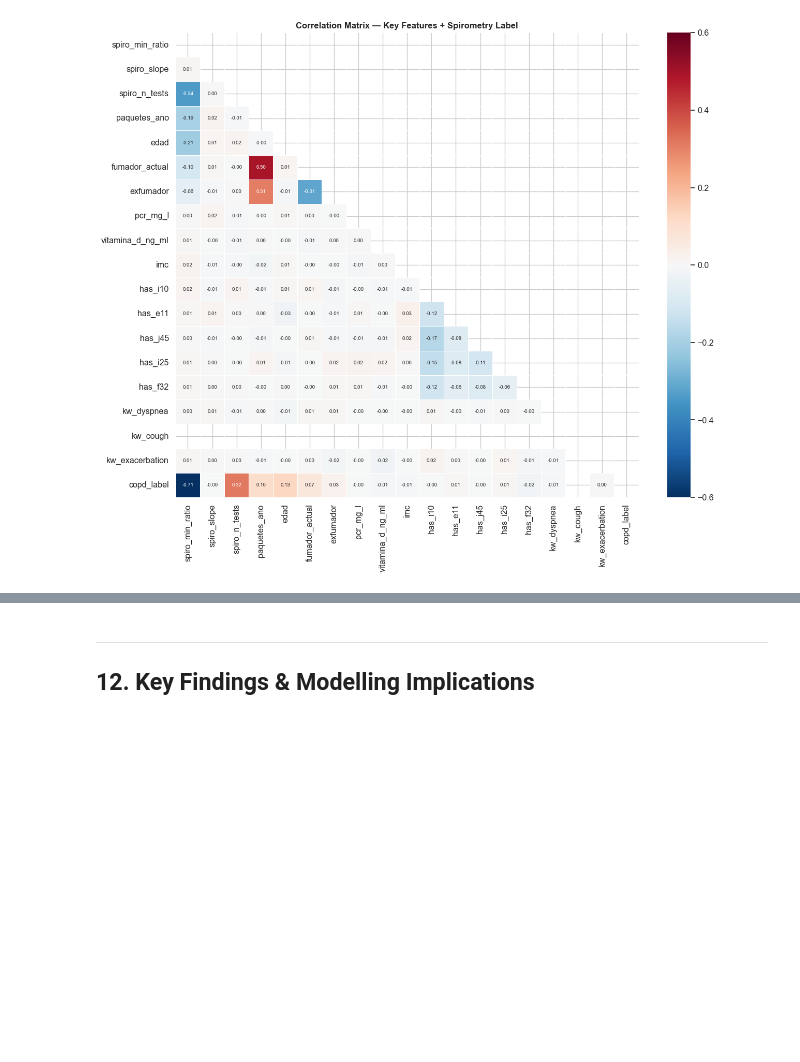
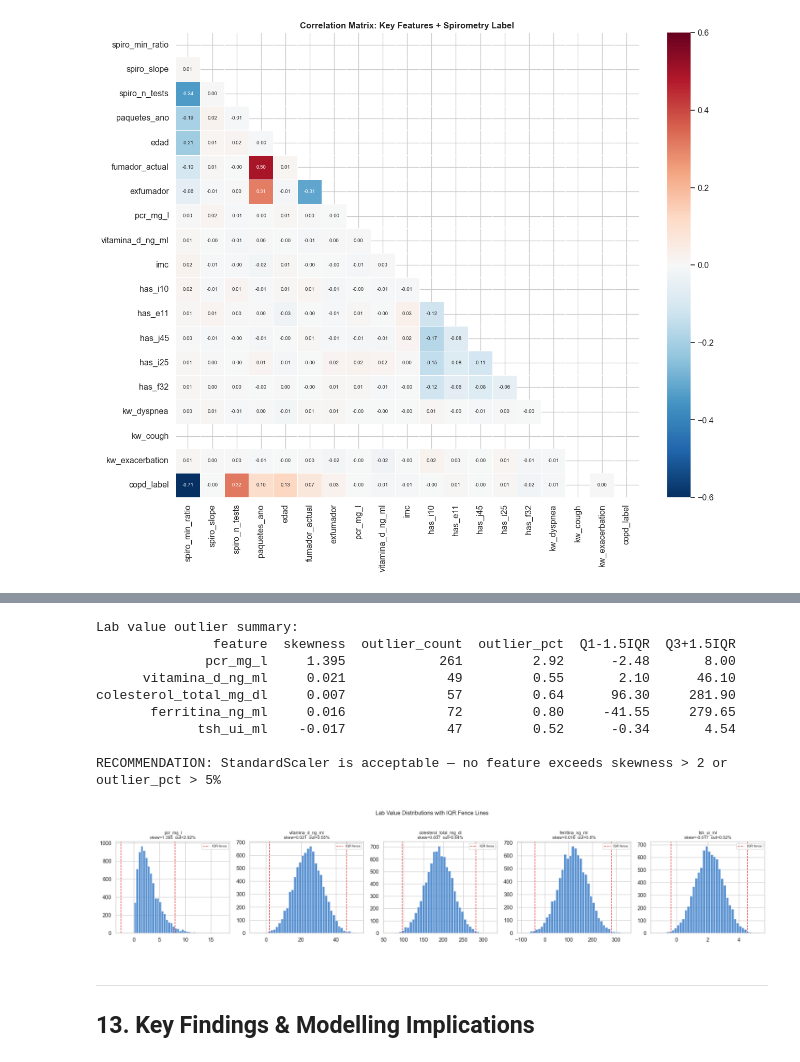
Before and after one commit to evaks1/COPD-prediction, a Jupyter notebook: notebooks/01_EDA.ipynb, the cells around one changed output, grey strips where cells are left out. Drawn from its saved outputs; the diff is of its cells as text; code cells hidden in the pictures; blank space fills up the shorter version.

```diff
--- a/notebooks/01_EDA.ipynb
+++ b/notebooks/01_EDA.ipynb
@@ -922,6 +919,66 @@ plt.show()
+# %%
+# ── Outlier analysis: lab values ────────────────────────────────────────────
+LAB_COLS = [
+    'pcr_mg_l', 'vitamina_d_ng_ml', 'colesterol_total_mg_dl',
+    'ferritina_ng_ml', 'tsh_ui_ml',
+]
+
+rows = []
+for col in LAB_COLS:
+    s = analysis[col].dropna()
+    q1, q3 = s.quantile(0.25), s.quantile(0.75)
+    iqr = q3 - q1
+    lo, hi = q1 - 1.5 * iqr, q3 + 1.5 * iqr
+    n_out = ((s < lo) | (s > hi)).sum()
+    rows.append({
+        'feature':      col,
+        'skewness':     round(s.skew(), 3),
+        'outlier_count': int(n_out),
+        'outlier_pct':  round(n_out / len(s) * 100, 2),
+        'Q1-1.5IQR':    round(lo, 3),
+        'Q3+1.5IQR':    round(hi, 3),
+    })
+
+outlier_df = pd.DataFrame(rows)
+print('Lab value outlier summary:')
+print(outlier_df.to_string(index=False))
+
+# ── Recommendation ───────────────────────────────────────────────────────────
+needs_robust = outlier_df[(outlier_df['skewness'].abs() > 2) | (outlier_df['outlier_pct'] > 5)]
+if len(needs_robust) > 0:
+    flagged = ', '.join(needs_robust['feature'].tolist())
+    print(f'\nRECOMMENDATION: Use RobustScaler — skewness > 2 or outlier_pct > 5% in: {flagged}')
+else:
+    print('\nRECOMMENDATION: StandardScaler is acceptable — no feature exceeds skewness > 2 or outlier_pct > 5%')
+
+# ── Histograms with IQR fence lines ─────────────────────────────────────────
+fig, axes = plt.subplots(1, 5, figsize=(20, 4))
+for ax, row in zip(axes, rows):
+    col = row['feature']
+    data = analysis[col].dropna()
+    ax.hist(data, bins=40, color='#1565C0', alpha=0.7, edgecolor='white')
+    ax.axvline(row['Q1-1.5IQR'], color='#E53935', linestyle='--', linewidth=1.2, label='IQR fence')
+    ax.axvline(row['Q3+1.5IQR'], color='#E53935', linestyle='--', linewidth=1.2)
+    ax.set_title(f'{col}\nskew={row["skewness"]}  out={row["outlier_pct"]}%', fontsize=9)
+    ax.set_xlabel('')
+    ax.legend(fontsize=7)
+plt.suptitle('Lab Value Distributions with IQR Fence Lines', fontsize=12, y=1.02)
+plt.tight_layout()
+plt.show()
+# %% [output]
+Lab value outlier summary:
+               feature  skewness  outlier_count  outlier_pct  Q1-1.5IQR  Q3+1.5IQR
+              pcr_mg_l     1.395            261         2.92      -2.48       8.00
+      vitamina_d_ng_ml     0.021             49         0.55       2.10      46.10
+colesterol_total_mg_dl     0.007             57         0.64      96.30     281.90
+       ferritina_ng_ml     0.016             72         0.80     -41.55     279.65
+             tsh_ui_ml    -0.017             47         0.52      -0.34       4.54
+
+RECOMMENDATION: StandardScaler is acceptable — no feature exceeds skewness > 2 or outlier_pct > 5%
+[figure, added]
 # %% [markdown]
 ---
-## 12. Key Findings & Modelling Implications <a id='12'></a>
+## 13. Key Findings & Modelling Implications <a id='13'></a>
 # %%
 n_total      = len(all_patients)
 n_spiro      = len(analysis)
```
Also changed, not shown: parts of 20 cells of this notebook, 5 other files.
